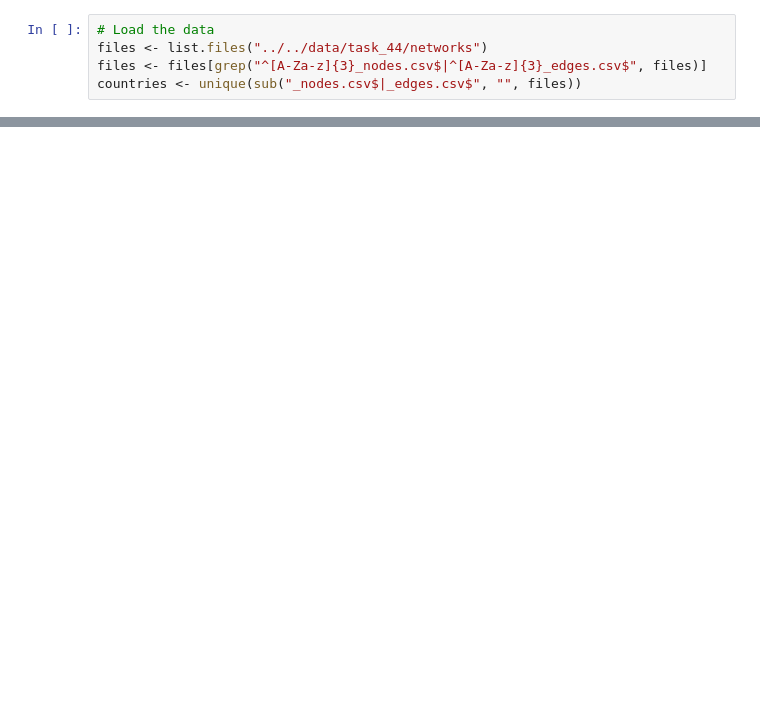
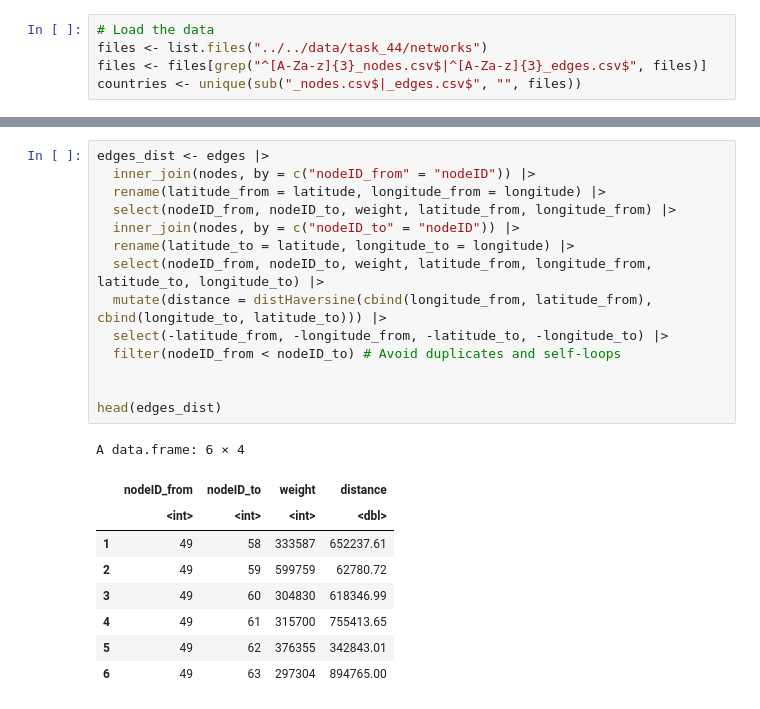
Before and after one commit to paololapo/ComplexNetworks_projects, a Jupyter notebook: code/task_44/Network_comparison.ipynb, the cells around one changed output, grey strips where cells are left out. Drawn from its saved outputs; the diff is of its cells as text; blank space fills up the shorter version.

```diff
--- a/code/task_44/Network_comparison.ipynb
+++ b/code/task_44/Network_comparison.ipynb
@@ -57,0 +130,24 @@ plot(nodes_count$n_nodes, nodes_count$count, type = "o", xlab = "Number of nodes
+# %%
+edges_dist <- edges |>
+  inner_join(nodes, by = c("nodeID_from" = "nodeID")) |>
+  rename(latitude_from = latitude, longitude_from = longitude) |>
+  select(nodeID_from, nodeID_to, weight, latitude_from, longitude_from) |>
+  inner_join(nodes, by = c("nodeID_to" = "nodeID")) |>
+  rename(latitude_to = latitude, longitude_to = longitude) |>
+  select(nodeID_from, nodeID_to, weight, latitude_from, longitude_from, latitude_to, longitude_to) |>
+  mutate(distance = distHaversine(cbind(longitude_from, latitude_from), cbind(longitude_to, latitude_to))) |>
+  select(-latitude_from, -longitude_from, -latitude_to, -longitude_to) |>
+  filter(nodeID_from < nodeID_to) # Avoid duplicates and self-loops
+
+
+head(edges_dist)
+# %% [output]
+A data.frame: 6 × 4
+|  | nodeID_from | nodeID_to | weight | distance |
+|  | <int> | <int> | <int> | <dbl> |
+| 1 | 49 | 58 | 333587 | 652237.61 |
+| 2 | 49 | 59 | 599759 | 62780.72 |
+| 3 | 49 | 60 | 304830 | 618346.99 |
+| 4 | 49 | 61 | 315700 | 755413.65 |
+| 5 | 49 | 62 | 376355 | 342843.01 |
+| 6 | 49 | 63 | 297304 | 894765.00 |
```
Also changed, not shown: parts of 13 cells of this notebook, 1 other file.
